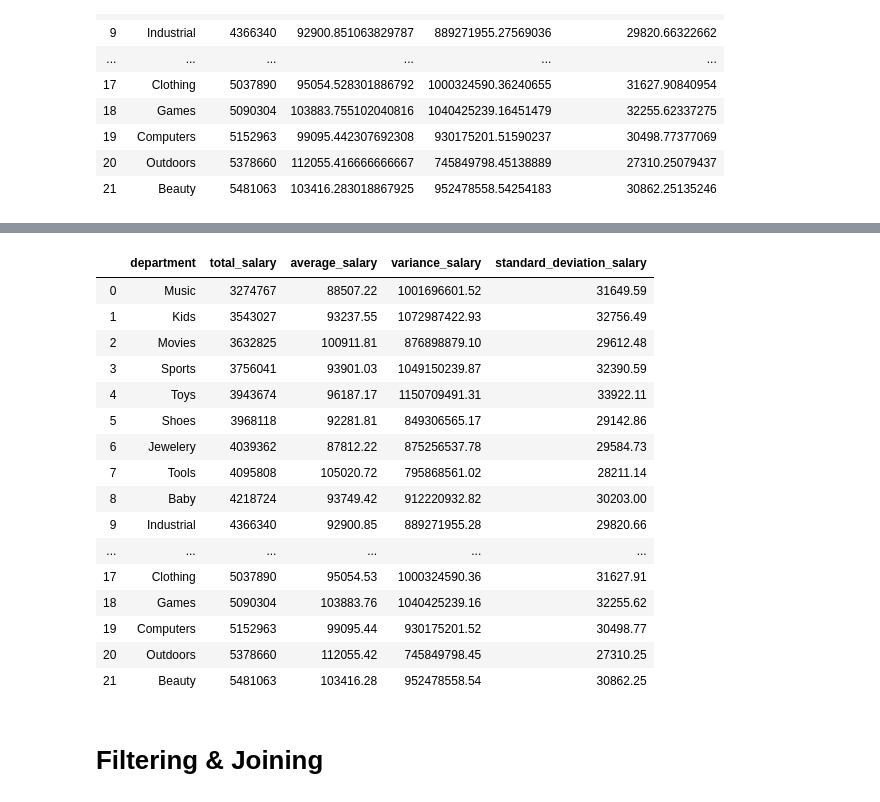
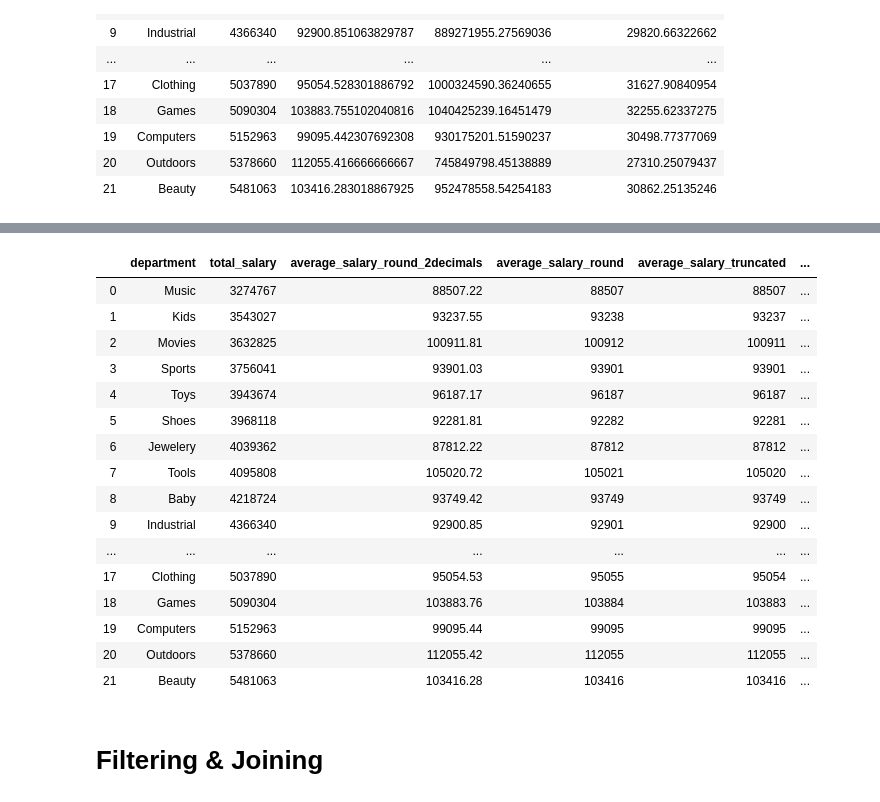
Before and after one commit to yasharmansouri/SQL-for-Data-Science, a Jupyter notebook: sql_for_data_science.ipynb, the cells around one changed output, grey strips where cells are left out. Saved outputs shown, nothing was run; the diff lists cells and outputs as text; code cells hidden in the pictures.

```diff
--- a/sql_for_data_science.ipynb
+++ b/sql_for_data_science.ipynb
@@ -210,34 +242,37 @@ pd.DataFrame(cur.fetchall(), columns=cols)
 # %%
-command = """SELECT
+# n = 2 in this case
+
+cmd = """SELECT
              department,
              SUM(salary) AS total_salary,
-             ROUND(AVG(salary),2) AS average_salary,
-             ROUND(var_pop(salary),2) AS variance_salary,
-             ROUND(stddev_pop(salary),2) AS standard_deviation_salary
+             ROUND(AVG(salary),2) AS average_salary_round_2decimals,
+             ROUND(AVG(salary)) AS average_salary_round,
+             TRUNC(AVG(salary)) AS average_salary_truncated,
+             CEIL(AVG(salary)) AS average_salary_ceiling
              FROM staff
              GROUP BY department
              ORDER BY total_salary;"""
-cur.execute(command)
+cur.execute(cmd)
 cols = [x[0] for x in cur.description]
 pd.DataFrame(cur.fetchall(), columns=cols)
 # %% [output]
-|  | department | total_salary | average_salary | variance_salary | standard_deviation_salary |
-| 0 | Music | 3274767 | 88507.22 | 1001696601.52 | 31649.59 |
-| 1 | Kids | 3543027 | 93237.55 | 1072987422.93 | 32756.49 |
-| 2 | Movies | 3632825 | 100911.81 | 876898879.10 | 29612.48 |
-| 3 | Sports | 3756041 | 93901.03 | 1049150239.87 | 32390.59 |
-| 4 | Toys | 3943674 | 96187.17 | 1150709491.31 | 33922.11 |
-| 5 | Shoes | 3968118 | 92281.81 | 849306565.17 | 29142.86 |
-| 6 | Jewelery | 4039362 | 87812.22 | 875256537.78 | 29584.73 |
-| 7 | Tools | 4095808 | 105020.72 | 795868561.02 | 28211.14 |
-| 8 | Baby | 4218724 | 93749.42 | 912220932.82 | 30203.00 |
-| 9 | Industrial | 4366340 | 92900.85 | 889271955.28 | 29820.66 |
-| ... | ... | ... | ... | ... | ... |
-| 17 | Clothing | 5037890 | 95054.53 | 1000324590.36 | 31627.91 |
-| 18 | Games | 5090304 | 103883.76 | 1040425239.16 | 32255.62 |
-| 19 | Computers | 5152963 | 99095.44 | 930175201.52 | 30498.77 |
-| 20 | Outdoors | 5378660 | 112055.42 | 745849798.45 | 27310.25 |
-| 21 | Beauty | 5481063 | 103416.28 | 952478558.54 | 30862.25 |
+|  | department | total_salary | average_salary_round_2decimals | average_salary_round | average_salary_truncated | ... |
+| 0 | Music | 3274767 | 88507.22 | 88507 | 88507 | ... |
+| 1 | Kids | 3543027 | 93237.55 | 93238 | 93237 | ... |
+| 2 | Movies | 3632825 | 100911.81 | 100912 | 100911 | ... |
+| 3 | Sports | 3756041 | 93901.03 | 93901 | 93901 | ... |
+| 4 | Toys | 3943674 | 96187.17 | 96187 | 96187 | ... |
+| 5 | Shoes | 3968118 | 92281.81 | 92282 | 92281 | ... |
+| 6 | Jewelery | 4039362 | 87812.22 | 87812 | 87812 | ... |
+| 7 | Tools | 4095808 | 105020.72 | 105021 | 105020 | ... |
+| 8 | Baby | 4218724 | 93749.42 | 93749 | 93749 | ... |
+| 9 | Industrial | 4366340 | 92900.85 | 92901 | 92900 | ... |
+| ... | ... | ... | ... | ... | ... | ... |
+| 17 | Clothing | 5037890 | 95054.53 | 95055 | 95054 | ... |
+| 18 | Games | 5090304 | 103883.76 | 103884 | 103883 | ... |
+| 19 | Computers | 5152963 | 99095.44 | 99095 | 99095 | ... |
+| 20 | Outdoors | 5378660 | 112055.42 | 112055 | 112055 | ... |
+| 21 | Beauty | 5481063 | 103416.28 | 103416 | 103416 | ... |
 # %% [markdown]
 # Filtering & Joining
 # %%
```
Also changed, not shown: parts of 38 cells of this notebook.
